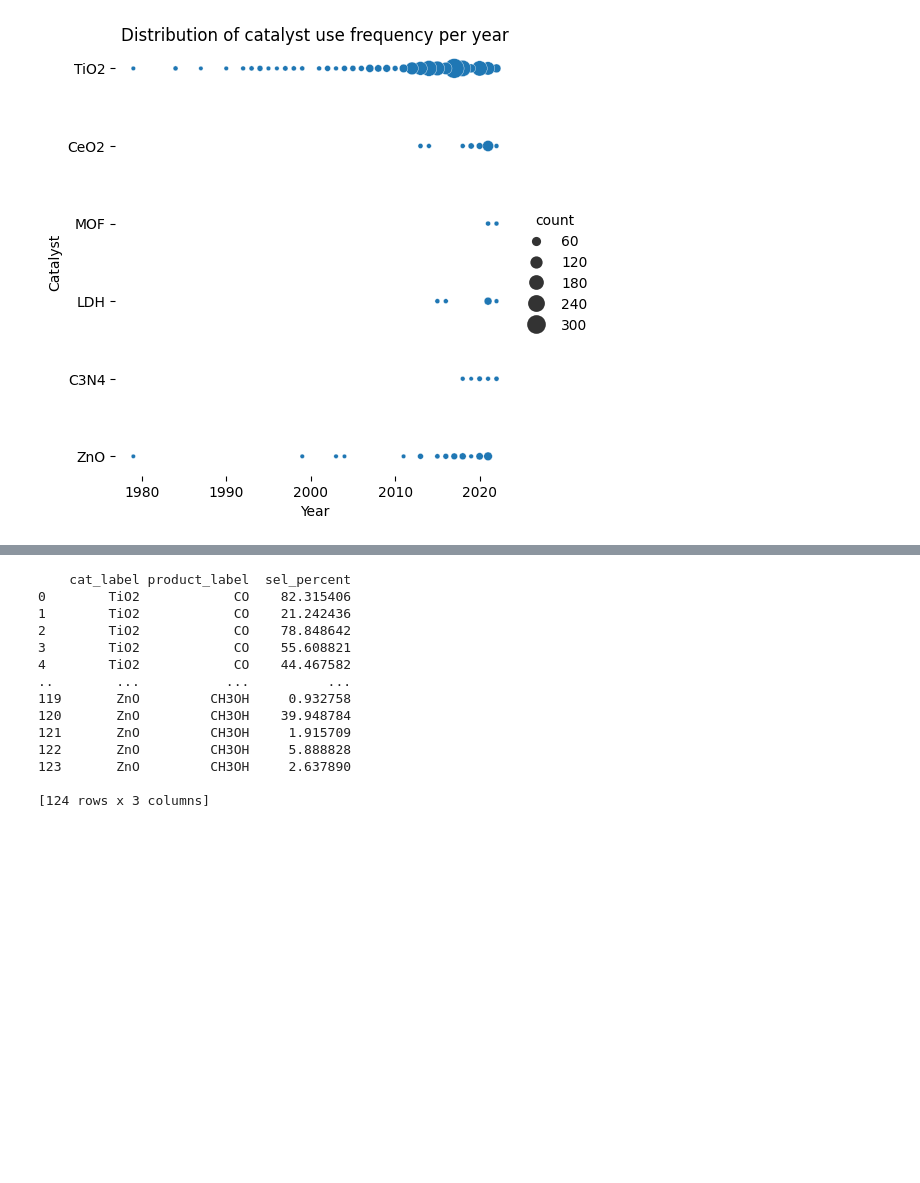
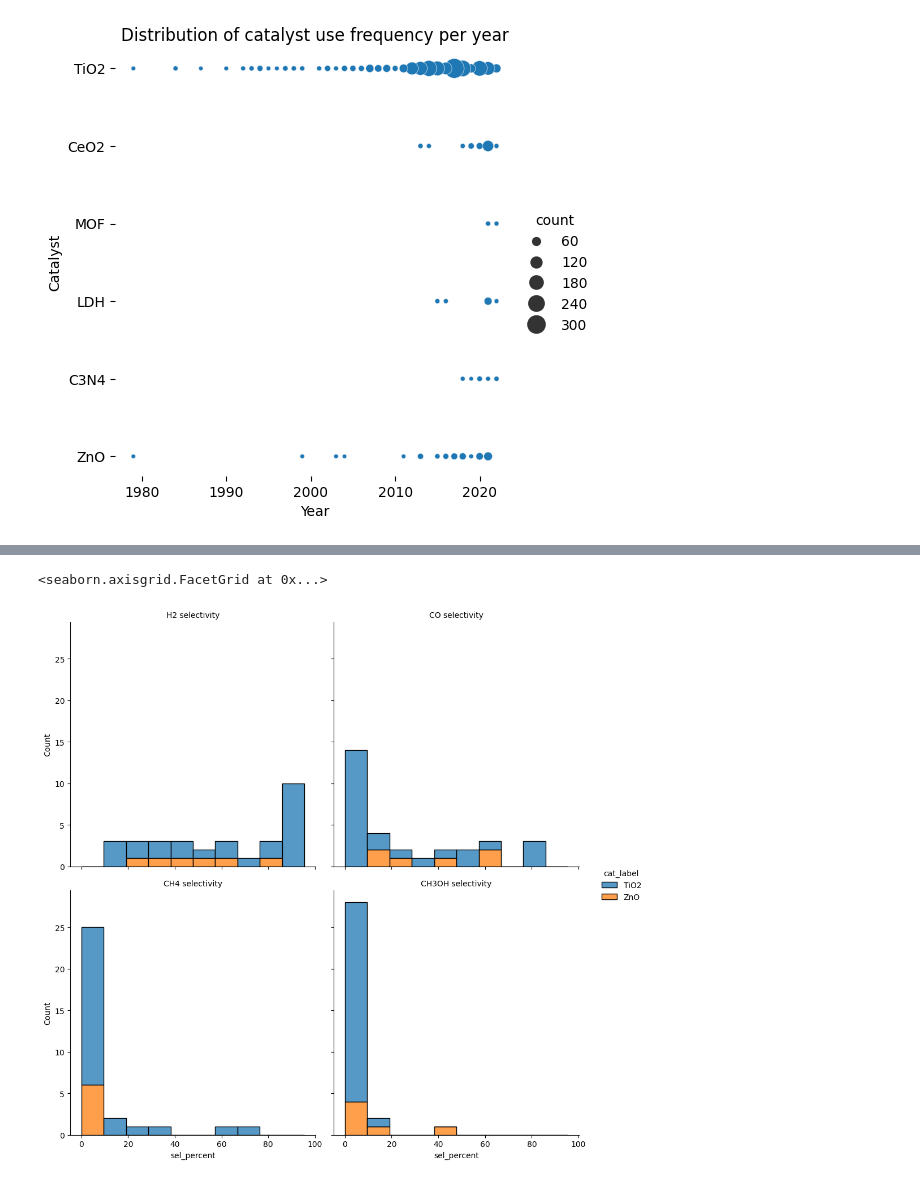
Before and after one commit to SolarChem/solarchem-kg, a Jupyter notebook: notebooks/queries-and-figures.ipynb, the cells around one changed output, grey strips where cells are left out. Cells and saved outputs as stored; diff of their text form; code cells hidden in the pictures; blank space fills up the shorter version.

```diff
--- a/notebooks/queries-and-figures.ipynb
+++ b/notebooks/queries-and-figures.ipynb
@@ -231,33 +313,30 @@ g.despine(left=True, bottom=True)
 # %%
 query = prefixes + """
     SELECT ?cat_label ?product_label ?sel_percent
     WHERE {
        ?expexec prov:used ?input .
        ?input solar:hasRole solar:Catalyst ;
             rdfs:label ?cat_label .
         ?output prov:wasGeneratedBy ?expexec ;
             rdfs:label ?product_label ;
             solar:selectivityPercentage ?sel_percent .
 
         VALUES ?cat_label { 'TiO2' 'ZnO' 'CeO2' 'MOF' 'LDH' 'C3N4' }
         VALUES ?product_label { 'CO' 'H2' 'CH4' 'CH3OH' }
-    }
+    } ORDER BY DESC (?product_label)
 """
 
 q_res = run_query_csv(query)
-print(q_res)
+
+g_hist = sns.displot(data=q_res,
+                     col='product_label', col_wrap=2,
+                     hue='cat_label', multiple='stack',
+                     x='sel_percent',
+                     kind='hist',
+                    # stat='percent',   ##already calculated in KG
+                     bins=10
+                     )
+g_hist.set_titles(col_template='{col_name} selectivity')
 # %% [output]
-    cat_label product_label  sel_percent
-0        TiO2            CO    82.315406
-1        TiO2            CO    21.242436
-2        TiO2            CO    78.848642
-3        TiO2            CO    55.608821
-4        TiO2            CO    44.467582
-..        ...           ...          ...
-119       ZnO         CH3OH     0.932758
-120       ZnO         CH3OH    39.948784
-121       ZnO         CH3OH     1.915709
-122       ZnO         CH3OH     5.888828
-123       ZnO         CH3OH     2.637890
-
-[124 rows x 3 columns]
+<seaborn.axisgrid.FacetGrid at 0x...>
+[figure, added]
```
Also changed, not shown: parts of 8 cells of this notebook.
